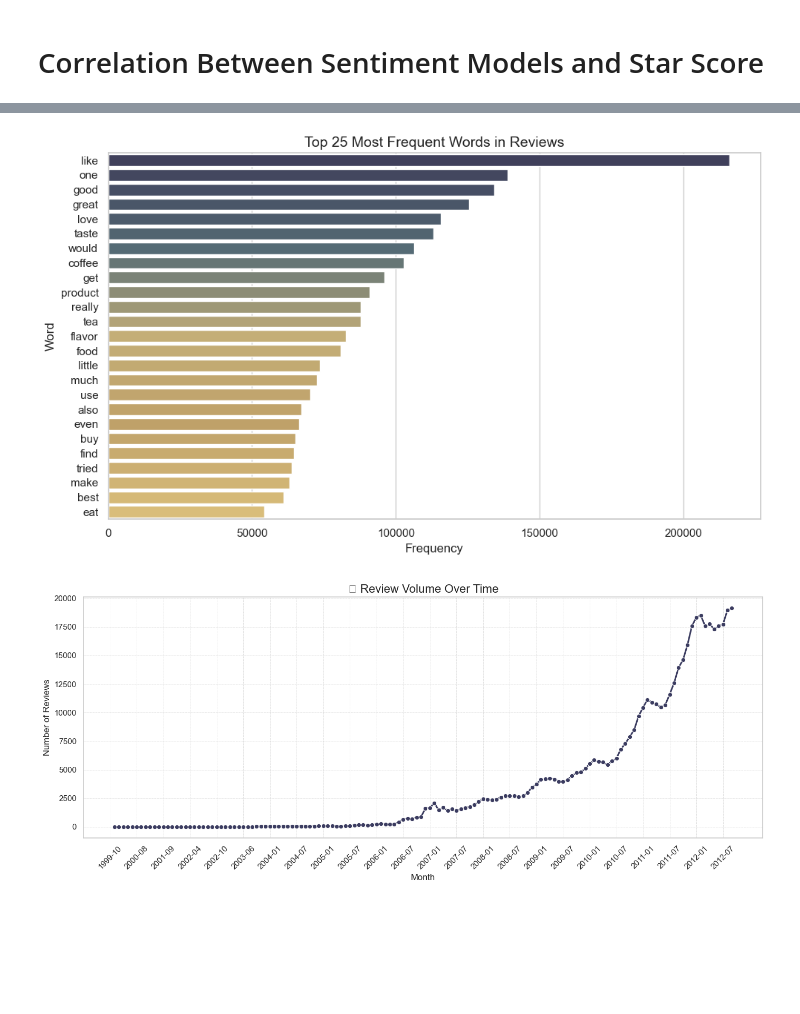
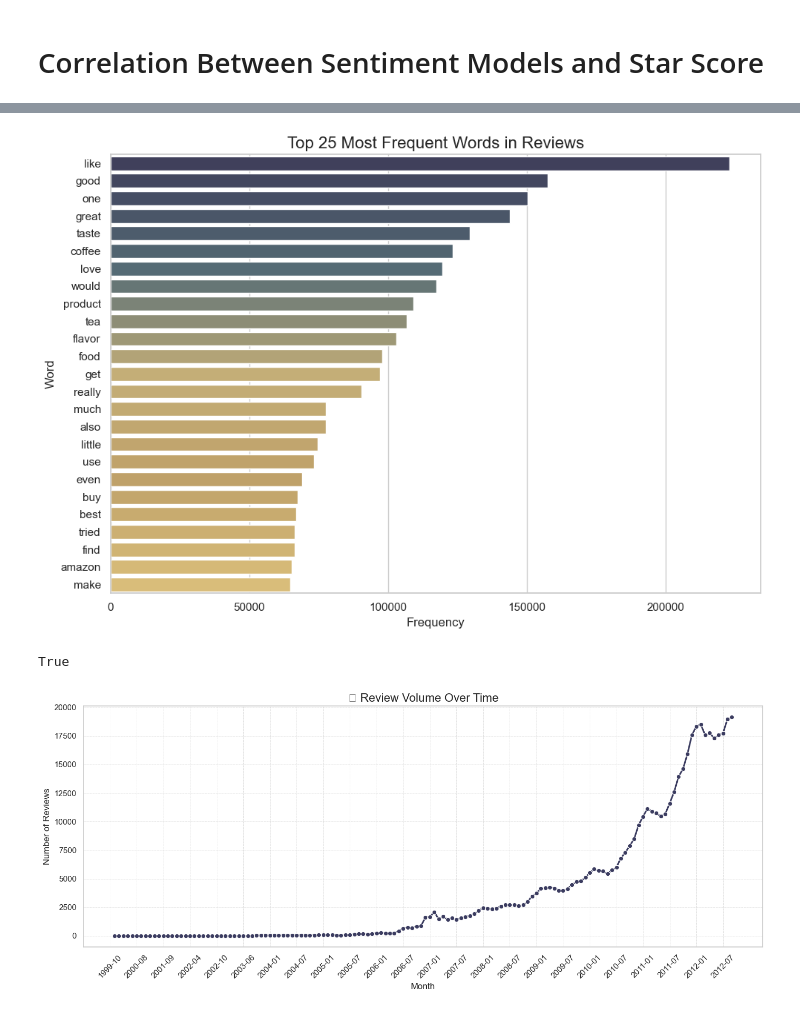
Before and after one commit to marwahfaraj/amazon-fine-food-reviews-analysis, a Jupyter notebook: notebooks/01_eda_sentiment_analysis.ipynb, the cells around one changed output, grey strips where cells are left out. Cells and saved outputs as stored; diff of their text form; code cells hidden in the pictures; blank space fills up the shorter version.

```diff
--- a/notebooks/01_eda_sentiment_analysis.ipynb
+++ b/notebooks/01_eda_sentiment_analysis.ipynb
@@ -244,54 +467,57 @@ Passing `palette` without assigning `hue` is deprecated and will be removed in v
 # %%
+import nltk
+import os
+from nltk.tokenize import word_tokenize
+from nltk.corpus import stopwords
 from collections import Counter
-from nltk.corpus import stopwords
-import nltk
 import matplotlib.pyplot as plt
 import seaborn as sns
 import pandas as pd
-import os
+import numpy as np
+from matplotlib.colors import LinearSegmentedColormap
 
-nltk.download('stopwords')
+# Set NLTK path
+nltk_data_dir = os.path.expanduser('~/nltk_data')
+nltk.data.path.append(nltk_data_dir)
+nltk.download('punkt', download_dir=nltk_data_dir)
+nltk.download('stopwords', download_dir=nltk_data_dir)
+
+# Define stopwords and html artifacts
 stop_words = set(stopwords.words('english'))
+html_artifacts = {"br", "brbr", "nbsp", "amp"}
 
-# Clean and tokenize text
-all_words = " ".join(df['Text']).lower().split()
-filtered_words = [word for word in all_words if word.isalpha() and word not in stop_words]
+# Clean and tokenize ( use preserve_line to skip sentence tokenizer)
+text_data = " ".join(df["Text"].dropna()).lower()
+tokens = word_tokenize(text_data, preserve_line=True)
 
-# Top 25 words
+# Filter out stopwords, punctuation, and html noise
+filtered_words = [
+    word for word in tokens
+    if word.isalpha()
+    and word not in stop_words
+    and word not in html_artifacts
+]
+
+# Count and prep top 25
 word_freq = Counter(filtered_words).most_common(25)
 top_words_df = pd.DataFrame(word_freq, columns=["Word", "Frequency"])
 
-# Your 5-color brand palette for gradient
-custom_palette = [
-    "#3B3C60",  # deep navy
-    "#4F6D7A",  # desaturated blue
-    "#D1B46A",  # soft gold
-    "#CDA55B",  # warm mustard
-    "#E9C46A"   # light gold
-]
-
-# Interpolate these 5 colors across 25 bars
-from matplotlib.colors import LinearSegmentedColormap
-import numpy as np
-
+# Brand gradient
+brand_colors = ["#3B3C60", "#4F6D7A", "#D1B46A", "#CDA55B", "#E9C46A"]
 gradient_palette = sns.color_palette(
-    LinearSegmentedColormap.from_list("custom_gradient", custom_palette)(np.linspace(0, 1, 25))
+    LinearSegmentedColormap.from_list("custom_gradient", brand_colors)(np.linspace(0, 1, 25))
 )
 
-# Create directory
+# Plot
 os.makedirs("../visuals/histograms", exist_ok=True)
-
-# Plot
-sns.barplot(
-    y="Word",
-    x="Frequency",
-    data=top_words_df,
-    palette=gradient_palette
-)
-plt.title("Top 25 Most Frequent Words in Reviews", fontsize=14)
+plt.figure(figsize=(10, 7))
+sns.barplot(y="Word", x="Frequency", data=top_words_df, palette=gradient_palette)
+plt.title("Top 25 Most Frequent Words in Reviews", fontsize=16)
 plt.xlabel("Frequency", fontsize=12)
 plt.ylabel("Word", fontsize=12)
+plt.xticks(fontsize=11)
+plt.yticks(fontsize=11)
 plt.tight_layout()
-plt.savefig("../visuals/histograms/top_25_words.png")
+plt.savefig("../visuals/histograms/top_25_words_cleaned.png")
 plt.show()
 # %% [output]
@@ -305,4 +534,9 @@ Passing `palette` without assigning `hue` is deprecated and will be removed in v
-[figure, old version]
+[figure, new version]
+# %%
+import os
+print(os.path.exists(os.path.expanduser('~/nltk_data/tokenizers/punkt/english.pickle')))
+# %% [output]
+True
 # %%
 import pandas as pd
 import matplotlib.pyplot as plt
```
Also changed, not shown: parts of 13 cells of this notebook, 24 other files.
